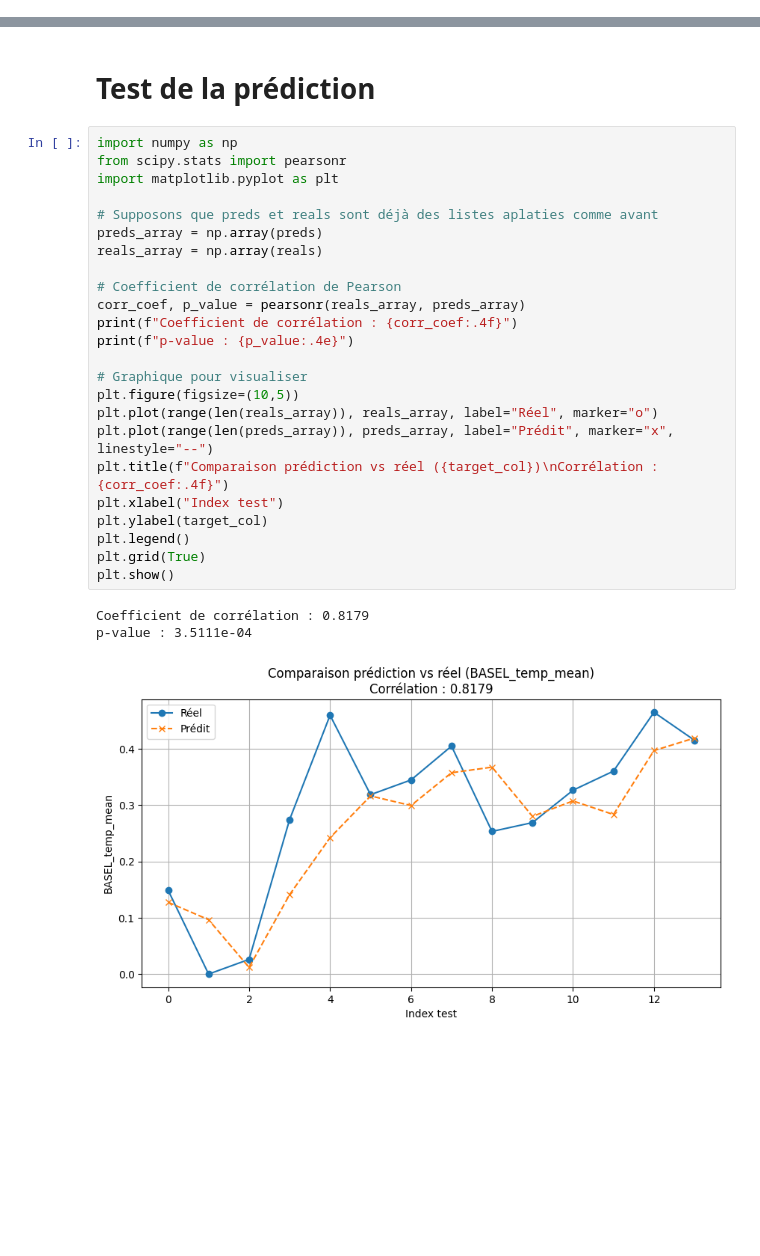
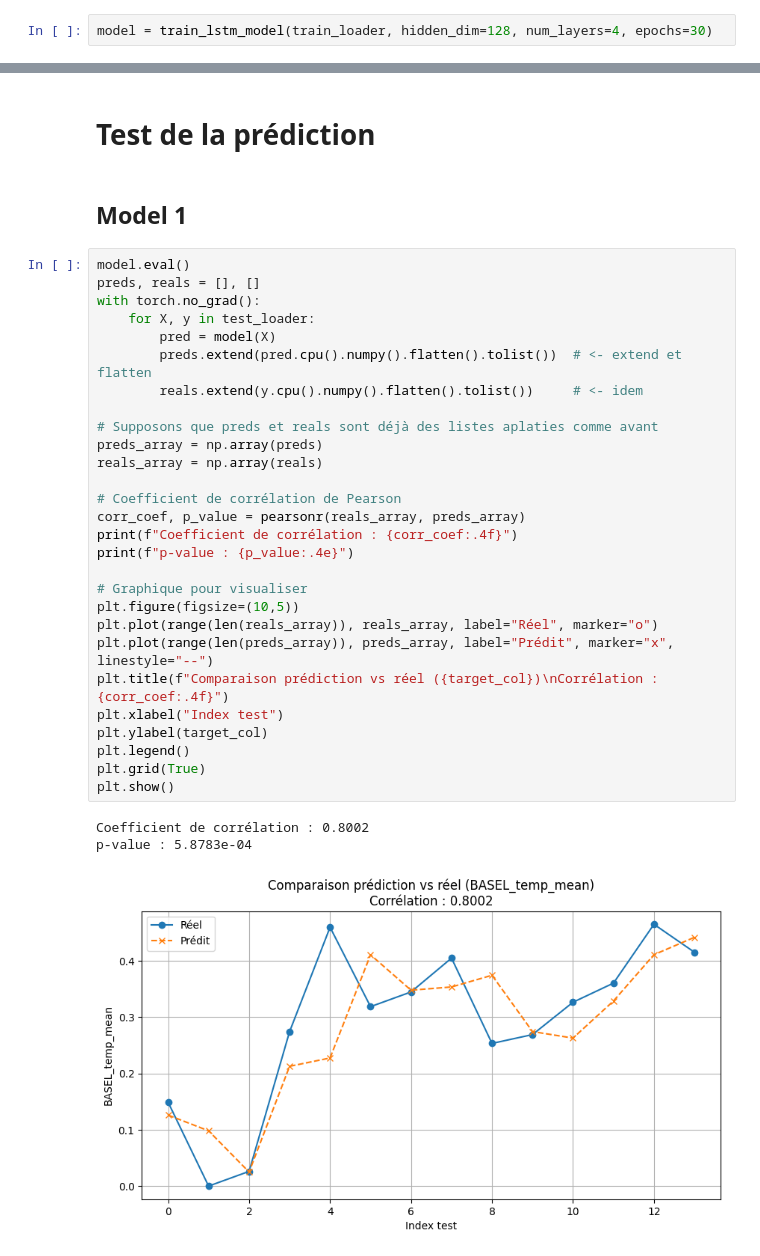
Before and after one commit to redragon57/Projet-machine-learning-Pro, a Jupyter notebook: DeepWeather/Main.ipynb, the cells around one changed output, grey strips where cells are left out. Drawn from its saved outputs; the diff is of its cells as text; blank space fills up the shorter version.

```diff
--- a/DeepWeather/Main.ipynb
+++ b/DeepWeather/Main.ipynb
@@ -177,0 +261,2 @@ Epoch 20/20, Loss=0.0015
+# %%
+model = train_lstm_model(train_loader, hidden_dim=128, num_layers=4, epochs=30)
@@ -178,30 +312,36 @@ Epoch 20/20, Loss=0.0015
 # %% [markdown]
 # Test de la prédiction
+# %% [markdown]
+## Model 1
 # %%
-import numpy as np
-from scipy.stats import pearsonr
-import matplotlib.pyplot as plt
+model.eval()
+preds, reals = [], []
+with torch.no_grad():
+    for X, y in test_loader:
+        pred = model(X)
+        preds.extend(pred.cpu().numpy().flatten().tolist())  # <- extend et flatten
+        reals.extend(y.cpu().numpy().flatten().tolist())     # <- idem
 
 # Supposons que preds et reals sont déjà des listes aplaties comme avant
 preds_array = np.array(preds)
 reals_array = np.array(reals)
 
 # Coefficient de corrélation de Pearson
 corr_coef, p_value = pearsonr(reals_array, preds_array)
 print(f"Coefficient de corrélation : {corr_coef:.4f}")
 print(f"p-value : {p_value:.4e}")
 
 # Graphique pour visualiser
 plt.figure(figsize=(10,5))
 plt.plot(range(len(reals_array)), reals_array, label="Réel", marker="o")
 plt.plot(range(len(preds_array)), preds_array, label="Prédit", marker="x", linestyle="--")
 plt.title(f"Comparaison prédiction vs réel ({target_col})\nCorrélation : {corr_coef:.4f}")
 plt.xlabel("Index test")
 plt.ylabel(target_col)
 plt.legend()
 plt.grid(True)
 plt.show()
 # %% [output]
-Coefficient de corrélation : 0.8179
-p-value : 3.5111e-04
+Coefficient de corrélation : 0.8002
+p-value : 5.8783e-04
-[figure, old version]
+[figure, new version]
```
Also changed, not shown: parts of 24 cells of this notebook.
